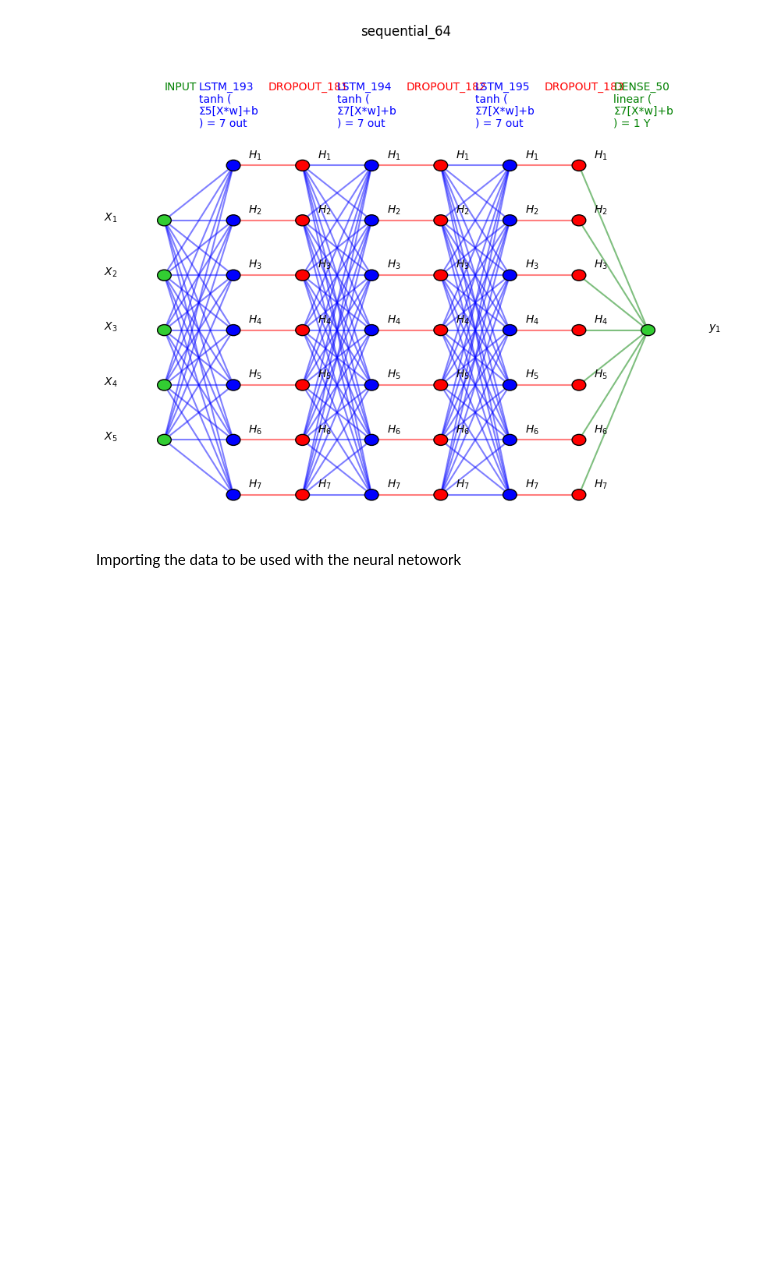
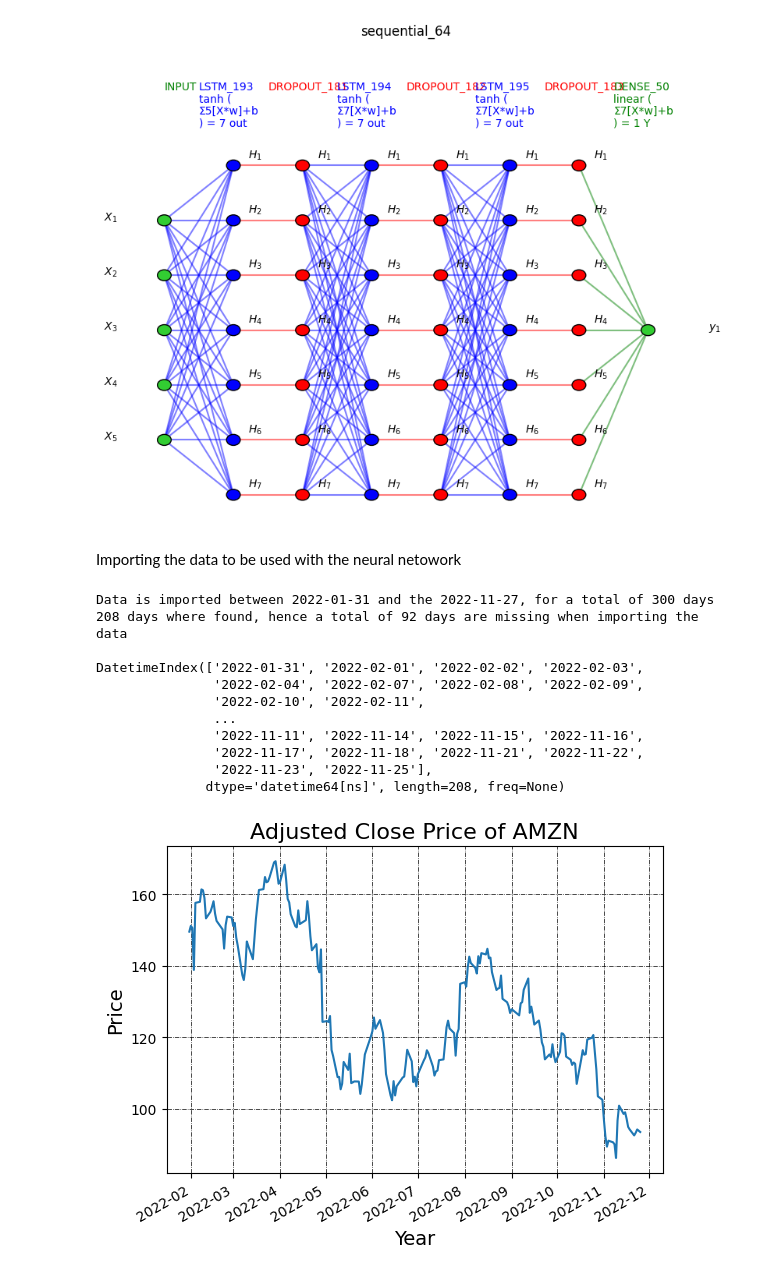
Before and after one commit to Alberu/ES327-Individual-Project, a Jupyter notebook: predictAssetPrices.ipynb, the cells around one changed output. Cells and saved outputs as stored; diff of their text form; code cells hidden in the pictures; blank space fills up the shorter version.

```diff
--- a/predictAssetPrices.ipynb
+++ b/predictAssetPrices.ipynb
@@ -207,5 +209,61 @@ visualize_nn(model, description=True, figsize=(10,8)) # 10 by 8
 [figure]
 # %% [markdown]
 Importing the data to be used with the neural netowork
+# %%
+# Import yfinance package (NEED OT DOUBLE CHEKC IF THIS IS ACTUALLY A MODEL THAT CAN BE USED)
+import yfinance as yf # make sure to unisntall if this isn't used in the future
+import datetime
+
+# the number of days to look at, if you want a couple of years make it 365*2
+days = 300
+
+# setup the start date and end date
+startDate = datetime.datetime.now().date() - datetime.timedelta(days=days)
+endDate = datetime.datetime.now().date()
+
+# Set the ticker
+ticker = 'AMZN'
+
+# Get the data
+# data = yf.download(ticker, startDate, endDate)
+dataFrame = si.get_data(ticker, startDate, endDate)
+
+print(f"Data is imported between {startDate} and the {endDate}, for a total of {days} days")
+
+nDays = len(dataFrame)
+if nDays < days:
+    print(f"{nDays} days where found, hence a total of {days-nDays} days are missing when importing the data\n")
+
+print(dataFrame.index)
+
+# Plot the adjusted close price
+# data["Adj Close"].plot(figsize=(10, 7), marker = "*")
+dataFrame['adjclose'].plot()
+
+# Define the label for the title of the figure
+plt.title("Adjusted Close Price of %s" % ticker, fontsize=16)
+
+# Define the labels for x-axis and y-axis
+plt.ylabel('Price', fontsize=14)
+plt.xlabel('Year', fontsize=14)
+
+# Plot the grid lines
+plt.grid(which="major", color='k', linestyle='-.', linewidth=0.5)
+
+# Show the plot
+plt.show()
+# %% [output]
+Data is imported between 2022-01-31 and the 2022-11-27, for a total of 300 days
+208 days where found, hence a total of 92 days are missing when importing the data
+
+DatetimeIndex(['2022-01-31', '2022-02-01', '2022-02-02', '2022-02-03',
+               '2022-02-04', '2022-02-07', '2022-02-08', '2022-02-09',
+               '2022-02-10', '2022-02-11',
+               ...
+               '2022-11-11', '2022-11-14', '2022-11-15', '2022-11-16',
+               '2022-11-17', '2022-11-18', '2022-11-21', '2022-11-22',
+               '2022-11-23', '2022-11-25'],
+              dtype='datetime64[ns]', length=208, freq=None)
+[figure, added]
 # %%
 import numpy as np
```
Also changed, not shown: parts of 3 cells of this notebook, 10 other files.
